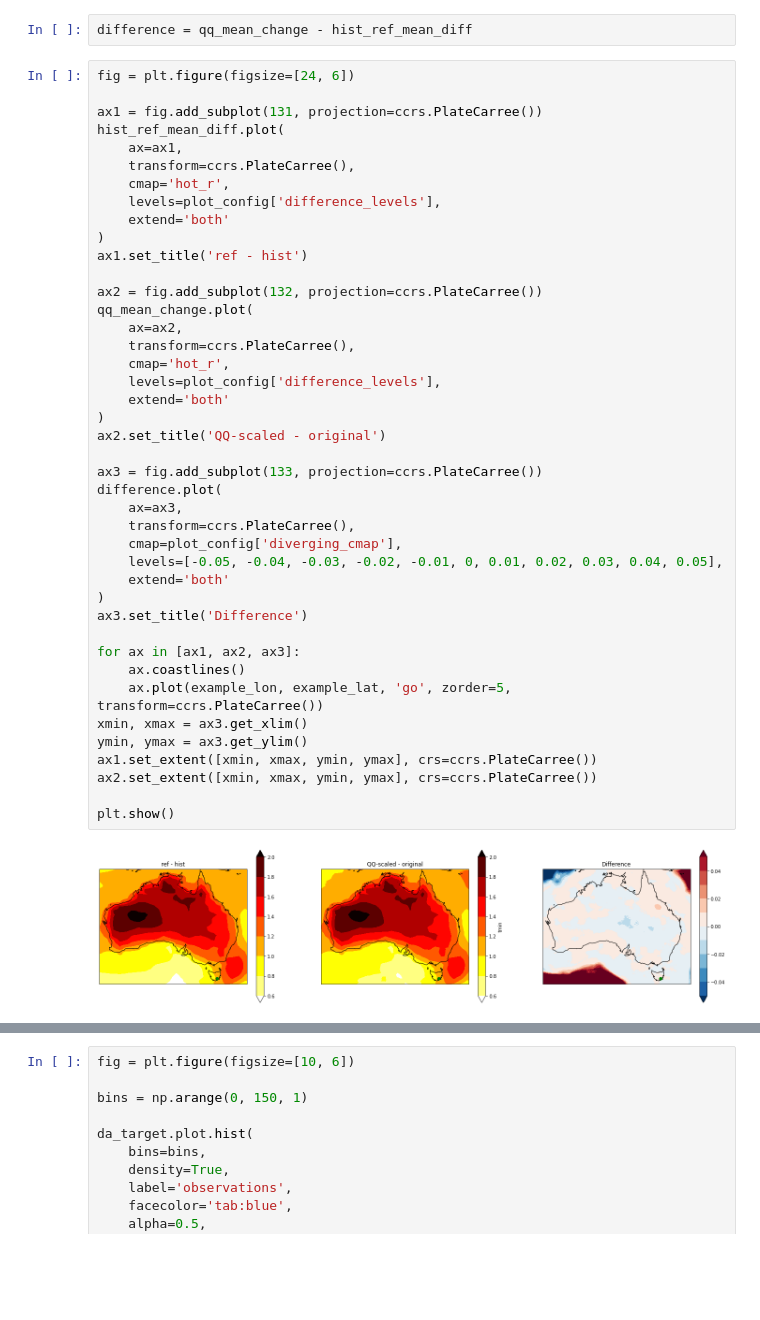
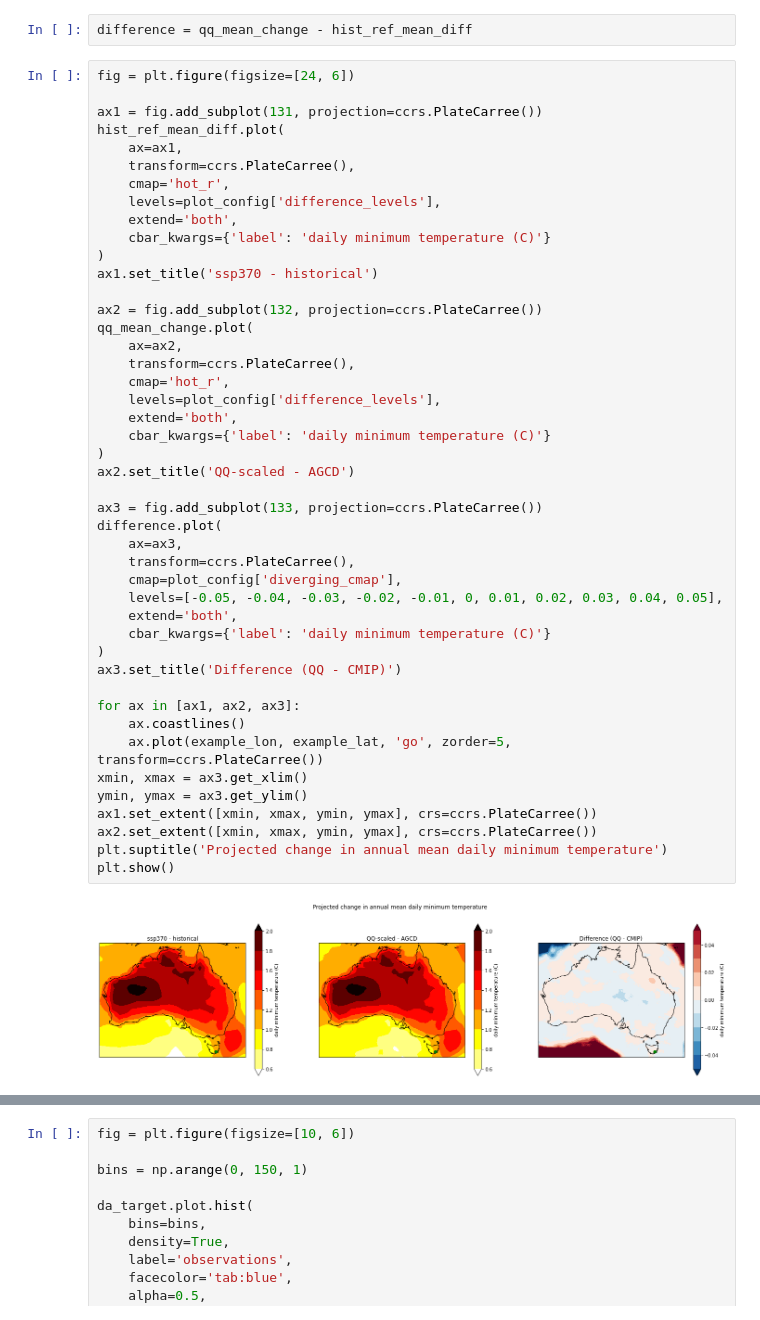
Before and after one commit to AusClimateService/qqscale, a Jupyter notebook: example_validation/tasmin-qdc-additive-monthly-infileq_day_AGCD-ACCESS-ESM1-5_ssp370_r1i1p1f1_20350101-20641231.ipynb, the cells around one changed output, grey strips where cells are left out. Cells and saved outputs as stored; diff of their text form; blank space fills up the shorter version.

Commit message:
Improved figures

```diff
--- a/example_validation/tasmin-qdc-additive-monthly-infileq_day_AGCD-ACCESS-ESM1-5_ssp370_r1i1p1f1_20350101-20641231.ipynb
+++ b/example_validation/tasmin-qdc-additive-monthly-infileq_day_AGCD-ACCESS-ESM1-5_ssp370_r1i1p1f1_20350101-20641231.ipynb
@@ -510,41 +536,44 @@ hist_ref_mean_diff.plot(
     transform=ccrs.PlateCarree(),
     cmap='hot_r',
     levels=plot_config['difference_levels'],
-    extend='both'
+    extend='both',
+    cbar_kwargs={'label': 'daily minimum temperature (C)'}
 )
-ax1.set_title('ref - hist')
+ax1.set_title('ssp370 - historical')
 
 ax2 = fig.add_subplot(132, projection=ccrs.PlateCarree())
 qq_mean_change.plot(
     ax=ax2,
     transform=ccrs.PlateCarree(),
     cmap='hot_r',
     levels=plot_config['difference_levels'],
-    extend='both'
+    extend='both',
+    cbar_kwargs={'label': 'daily minimum temperature (C)'}
 )
-ax2.set_title('QQ-scaled - original')
+ax2.set_title('QQ-scaled - AGCD')
 
 ax3 = fig.add_subplot(133, projection=ccrs.PlateCarree())
 difference.plot(
     ax=ax3,
     transform=ccrs.PlateCarree(),
     cmap=plot_config['diverging_cmap'],
     levels=[-0.05, -0.04, -0.03, -0.02, -0.01, 0, 0.01, 0.02, 0.03, 0.04, 0.05],
-    extend='both'
+    extend='both',
+    cbar_kwargs={'label': 'daily minimum temperature (C)'}
 )
-ax3.set_title('Difference')
+ax3.set_title('Difference (QQ - CMIP)')
 
 for ax in [ax1, ax2, ax3]:
     ax.coastlines()
     ax.plot(example_lon, example_lat, 'go', zorder=5, transform=ccrs.PlateCarree())
 xmin, xmax = ax3.get_xlim()
 ymin, ymax = ax3.get_ylim()
 ax1.set_extent([xmin, xmax, ymin, ymax], crs=ccrs.PlateCarree())
 ax2.set_extent([xmin, xmax, ymin, ymax], crs=ccrs.PlateCarree())
-
+plt.suptitle('Projected change in annual mean daily minimum temperature')
 plt.show()
 # %% [output]
-[figure, old version]
+[figure, new version]
 # %%
 fig, ax = plt.subplots(figsize=[14, 7])
 da_hist.groupby("time.dayofyear").mean().plot(label="historical", color='tab:orange', linestyle=':')
```
Also changed, not shown: parts of 10 cells of this notebook.
